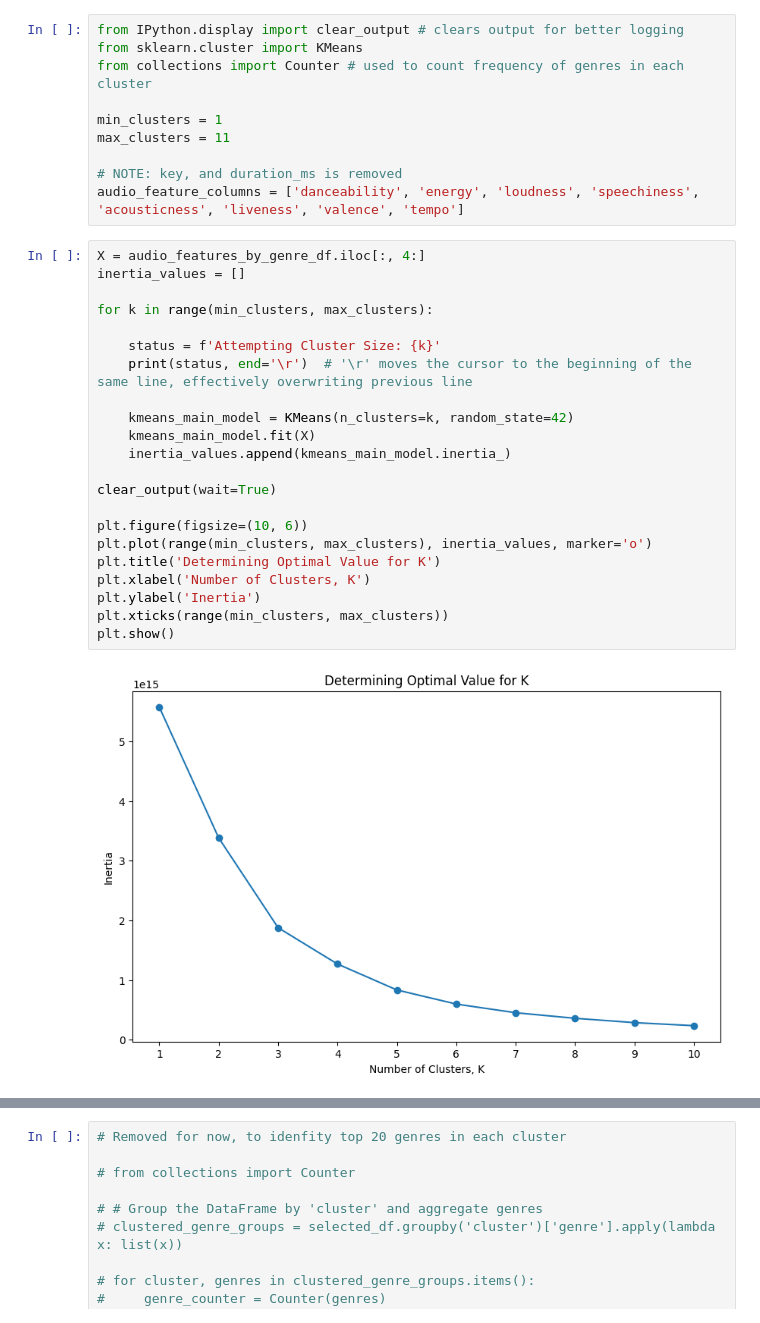
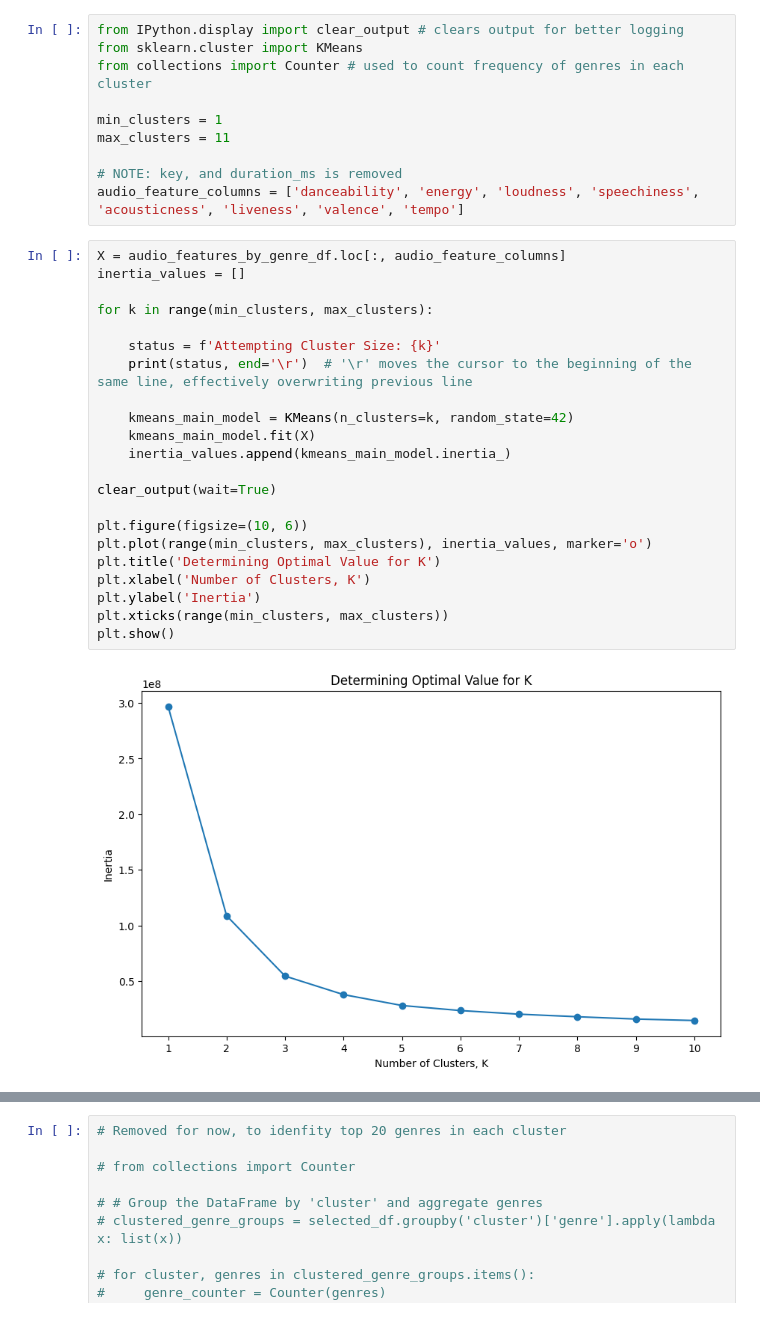
Before and after one commit to avock/TunesBlend-Engine, a Jupyter notebook: src/tunesblend_engine.ipynb, the cells around one changed output, grey strips where cells are left out. Drawn from its saved outputs; the diff is of its cells as text.

```diff
--- a/src/tunesblend_engine.ipynb
+++ b/src/tunesblend_engine.ipynb
@@ -337,29 +337,29 @@ max_clusters = 11
 # NOTE: key, and duration_ms is removed
 audio_feature_columns = ['danceability', 'energy', 'loudness', 'speechiness', 'acousticness', 'liveness', 'valence', 'tempo']
 # %%
-X = audio_features_by_genre_df.iloc[:, 4:]
+X = audio_features_by_genre_df.loc[:, audio_feature_columns]
 inertia_values = []
 
 for k in range(min_clusters, max_clusters):
 
     status = f'Attempting Cluster Size: {k}'
     print(status, end='\r')  # '\r' moves the cursor to the beginning of the same line, effectively overwriting previous line
 
     kmeans_main_model = KMeans(n_clusters=k, random_state=42)
     kmeans_main_model.fit(X)
     inertia_values.append(kmeans_main_model.inertia_)
 
 clear_output(wait=True)
 
 plt.figure(figsize=(10, 6))
 plt.plot(range(min_clusters, max_clusters), inertia_values, marker='o')
 plt.title('Determining Optimal Value for K')
 plt.xlabel('Number of Clusters, K')
 plt.ylabel('Inertia')
 plt.xticks(range(min_clusters, max_clusters))
 plt.show()
 # %% [output]
-[figure, old version]
+[figure, new version]
 # %%
 audio_features_kmeans_df = audio_features_by_genre_df.copy()
 
```
Also changed, not shown: parts of 11 cells of this notebook, 1 other file.
